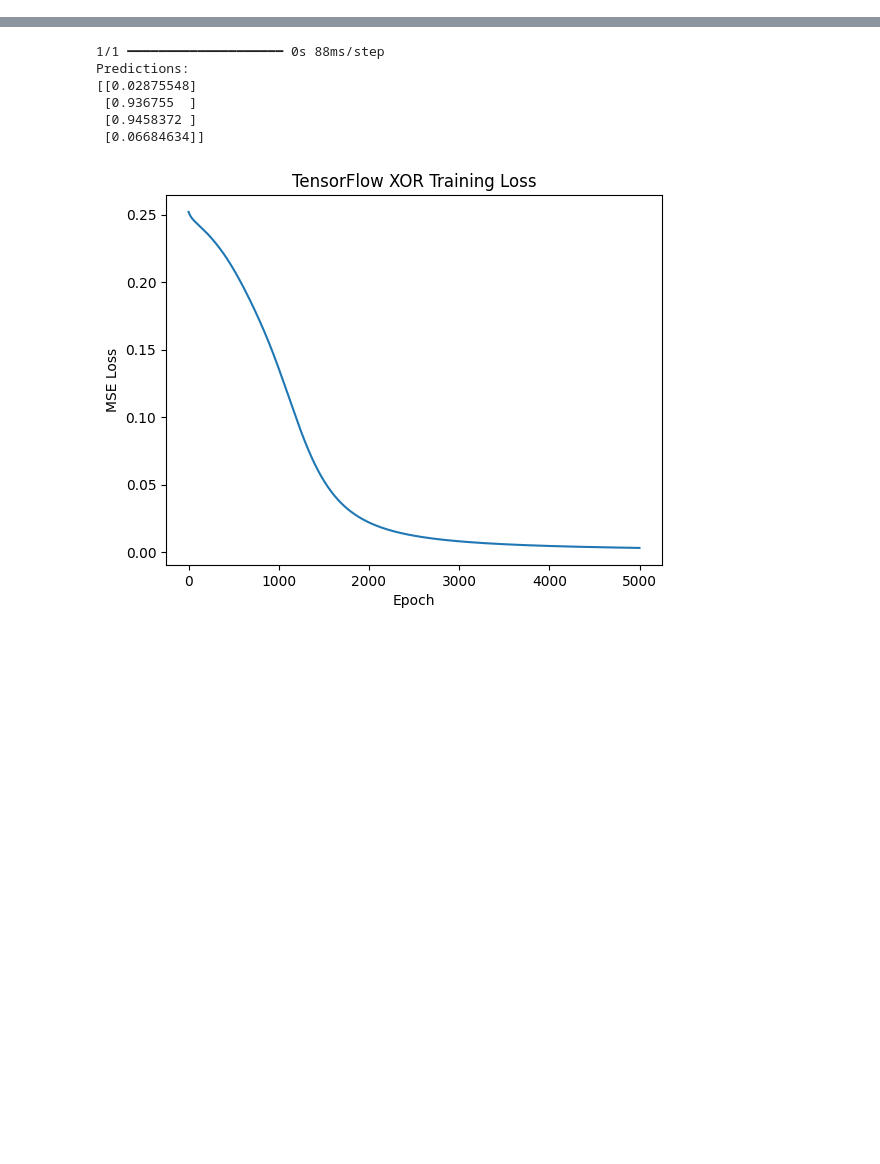
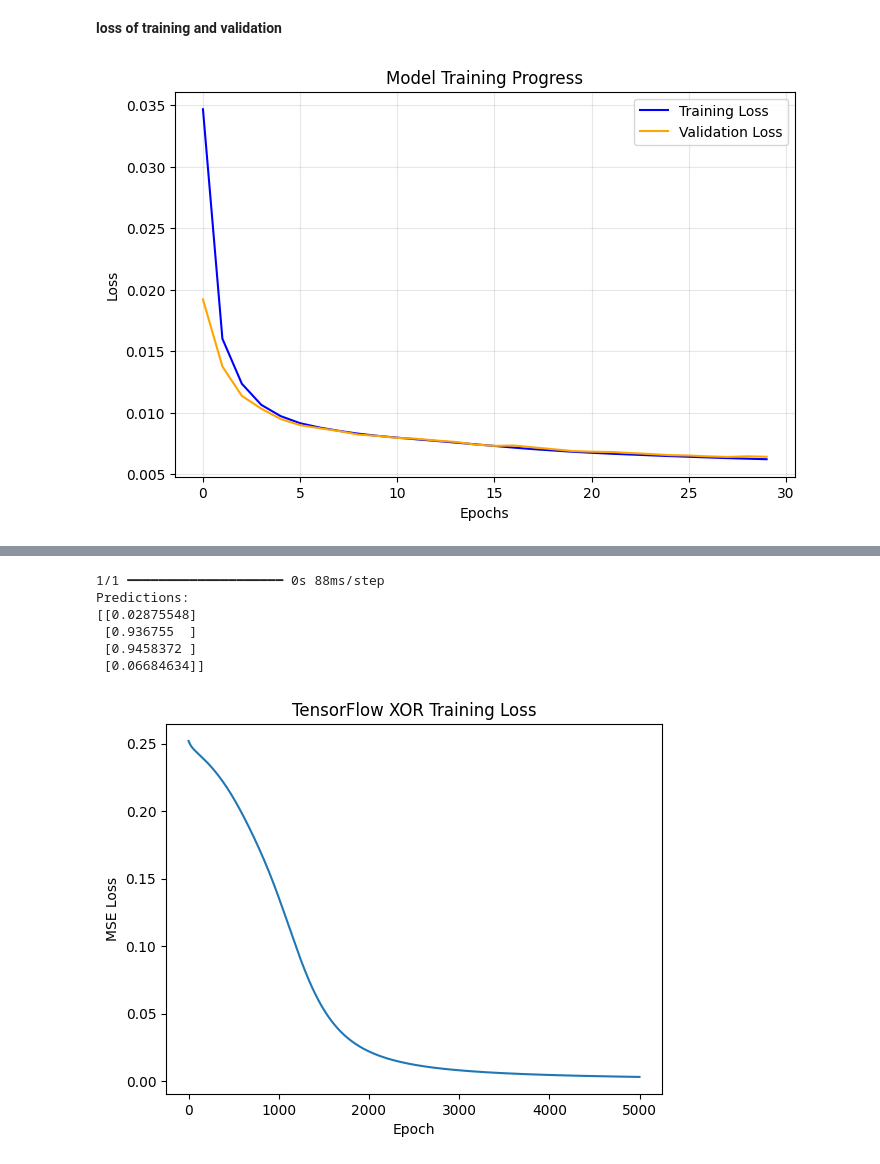
Before and after one commit to jaegerattacks-lgtm/ci_project, a Jupyter notebook: notebooks/project_demo.ipynb, the cells around one changed output, grey strips where cells are left out. Cells and saved outputs as stored; diff of their text form; code cells hidden in the pictures; blank space fills up the shorter version.

Commit message:
new updated library

```diff
--- a/notebooks/project_demo.ipynb
+++ b/notebooks/project_demo.ipynb
@@ -231,0 +214,6 @@ Predictions:
+# %%
+from my_library_final.load_data import load_mnist_manual
+(x_train, y_train), (x_test, y_test),(x_val, y_val) = load_mnist_manual()
+print(len(x_test))
+print(len(x_train))
+print(len(x_val))
@@ -231,0 +254,3 @@ Predictions:
+# %%
+from my_library_final.train import train
+history=train(autoencoder, loss_fn, optimizer, X, y,val_X,val_y ,epochs=epochs, batch_size=batch_size)
@@ -231,0 +275,26 @@ Predictions:
+# %% [markdown]
+**loss of training and validation**
+# %%
+import matplotlib.pyplot as plt
+
+def plot_loss(history):
+    plt.figure(figsize=(8, 5))
+
+    if isinstance(history, dict):
+        plt.plot(history['train_loss'], label='Training Loss', color='blue')
+        if 'val_loss' in history:
+            plt.plot(history['val_loss'], label='Validation Loss', color='orange')
+        plt.legend()
+    else:
+        plt.plot(history, label='Training Loss', color='blue')
+
+    plt.title('Model Training Progress')
+    plt.xlabel('Epochs')
+    plt.ylabel('Loss')
+    plt.grid(True, alpha=0.3)
+    plt.show()
+
+
+plot_loss(history)
+# %% [output]
+[figure, added]
```
Also changed, not shown: parts of 40 cells of this notebook.
